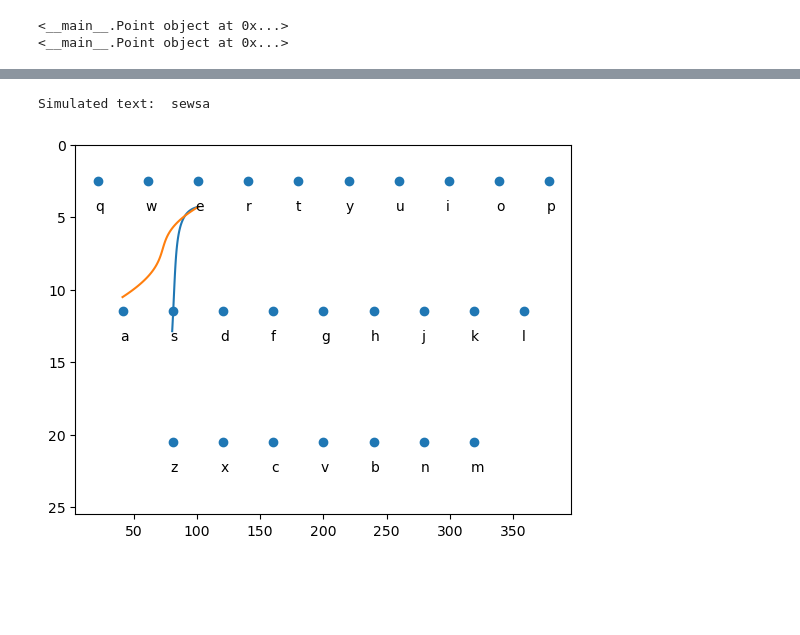
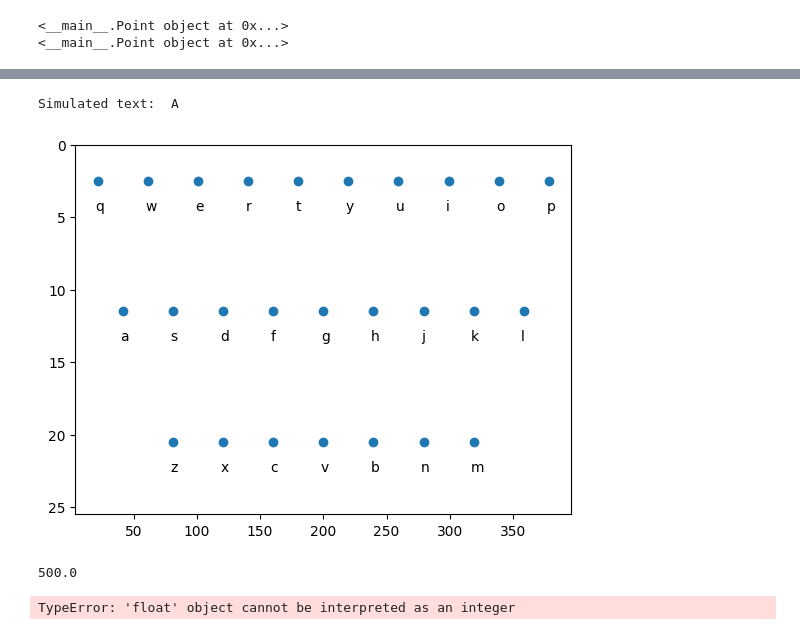
Before and after one commit to kiru-12/Smart_Swiping, a Jupyter notebook: notebooks/simulate.ipynb, the cells around one changed output, grey strips where cells are left out. Drawn from its saved outputs; the diff is of its cells as text; code cells hidden in the pictures; blank space fills up the shorter version.

Commit message:
complete data generation and fix bugs in keyboard --> fix single char simulate bug ('A','I') --> fix index mismatch error in getNearestKey in keyboard

```diff
--- a/notebooks/simulate.ipynb
+++ b/notebooks/simulate.ipynb
@@ -438,6 +438,9 @@ def drawNoisedPointsWithCurveForSentence( sentence : str,NOISE = 0.5):
 
     text = ""
 
+    if (len(wordPointsList) == 1):
+        text = sentence[0]
+
     for i in range(len( wordPointsList) -1):
         p1 = wordPointsList[i]
         p2 = wordPointsList[ i + 1]
@@ -447,8 +450,8 @@ def drawNoisedPointsWithCurveForSentence( sentence : str,NOISE = 0.5):
 
     return text
 # %%
-text = drawNoisedPointsWithCurveForSentence("SEA", NOISE = 1.5)
+text = drawNoisedPointsWithCurveForSentence("A", NOISE = 1.5)
 print("Simulated text: ", text, "\n")
 # %% [output]
-Simulated text:  sewsa
+Simulated text:  A
-[figure, old version]
+[figure, new version]
@@ -454,0 +464,5 @@ Simulated text:  sewsa
+# %%
+keyBoard.simulate("HI")
+# %% [output]
+500.0
+TypeError: 'float' object cannot be interpreted as an integer
```
Also changed, not shown: parts of 8 cells of this notebook, 4 other files.
